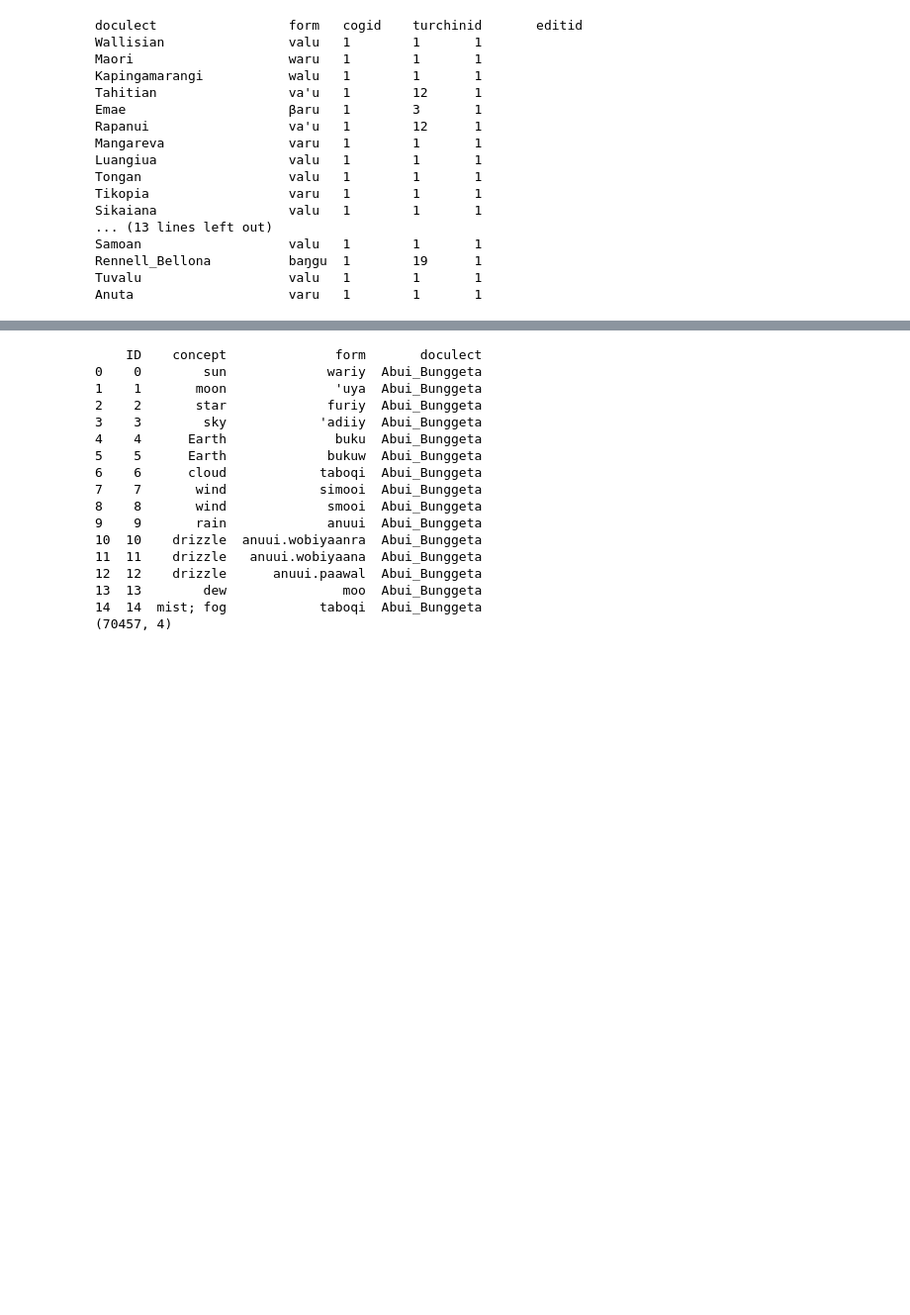
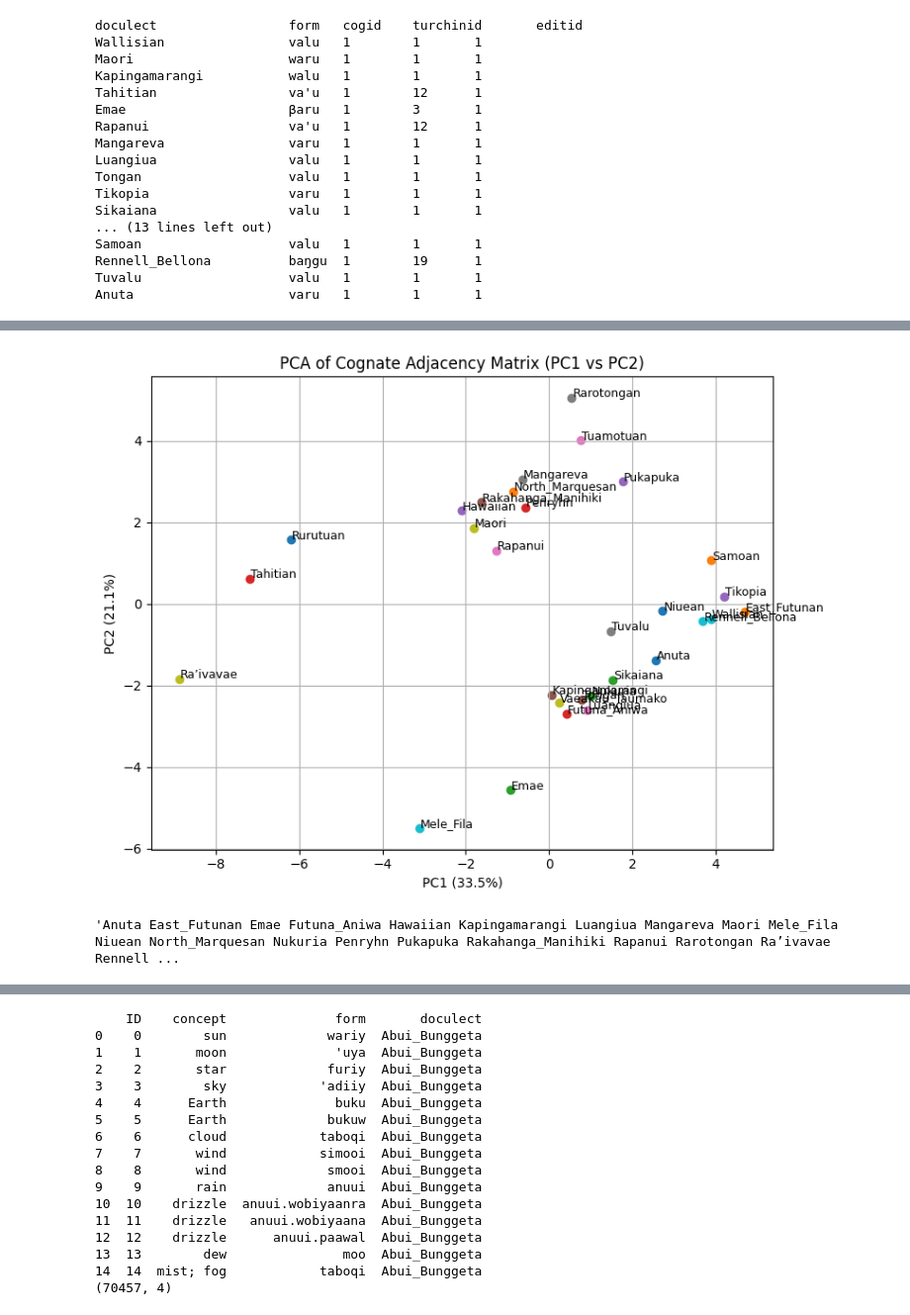
Before and after one commit to danjlawson/ocseanworkshop2025, a Jupyter notebook: lingpy_polynesian_example.ipynb, the cells around one changed output, grey strips where cells are left out. Shown: that part at 99% size. Drawn from its saved outputs; the diff is of its cells as text; code cells hidden in the pictures; blank space fills up the shorter version.

```diff
--- a/lingpy_polynesian_example.ipynb
+++ b/lingpy_polynesian_example.ipynb
@@ -363,0 +444,23 @@ AssertionError:
+# %%
+import matplotlib.pyplot as plt
+
+plt.figure(figsize=(8, 6))
+
+# Plot only the first two PCs
+for i, lang in enumerate(adj_df.index):
+    x, y = components[i, 0], components[i, 1]
+    plt.scatter(x, y, label=lang)
+    plt.text(x + 0.02, y + 0.02, lang, fontsize=9)
+
+plt.title("PCA of Cognate Adjacency Matrix (PC1 vs PC2)")
+plt.xlabel("PC1 ({:.1f}%)".format(pca.explained_variance_ratio_[0] * 100))
+plt.ylabel("PC2 ({:.1f}%)".format(pca.explained_variance_ratio_[1] * 100))
+plt.grid(True)
+plt.tight_layout()
+plt.show()
+# %% [output]
+[figure, added]
+# %%
+" ".join(list(adj_df.index))
+# %% [output]
+'Anuta East_Futunan Emae Futuna_Aniwa Hawaiian Kapingamarangi Luangiua Mangareva Maori Mele_Fila Niuean North_Marquesan Nukuria Penryhn Pukapuka Rakahanga_Manihiki Rapanui Rarotongan Ra’ivavae Rennell ...
```
Also changed, not shown: parts of 15 cells of this notebook.
